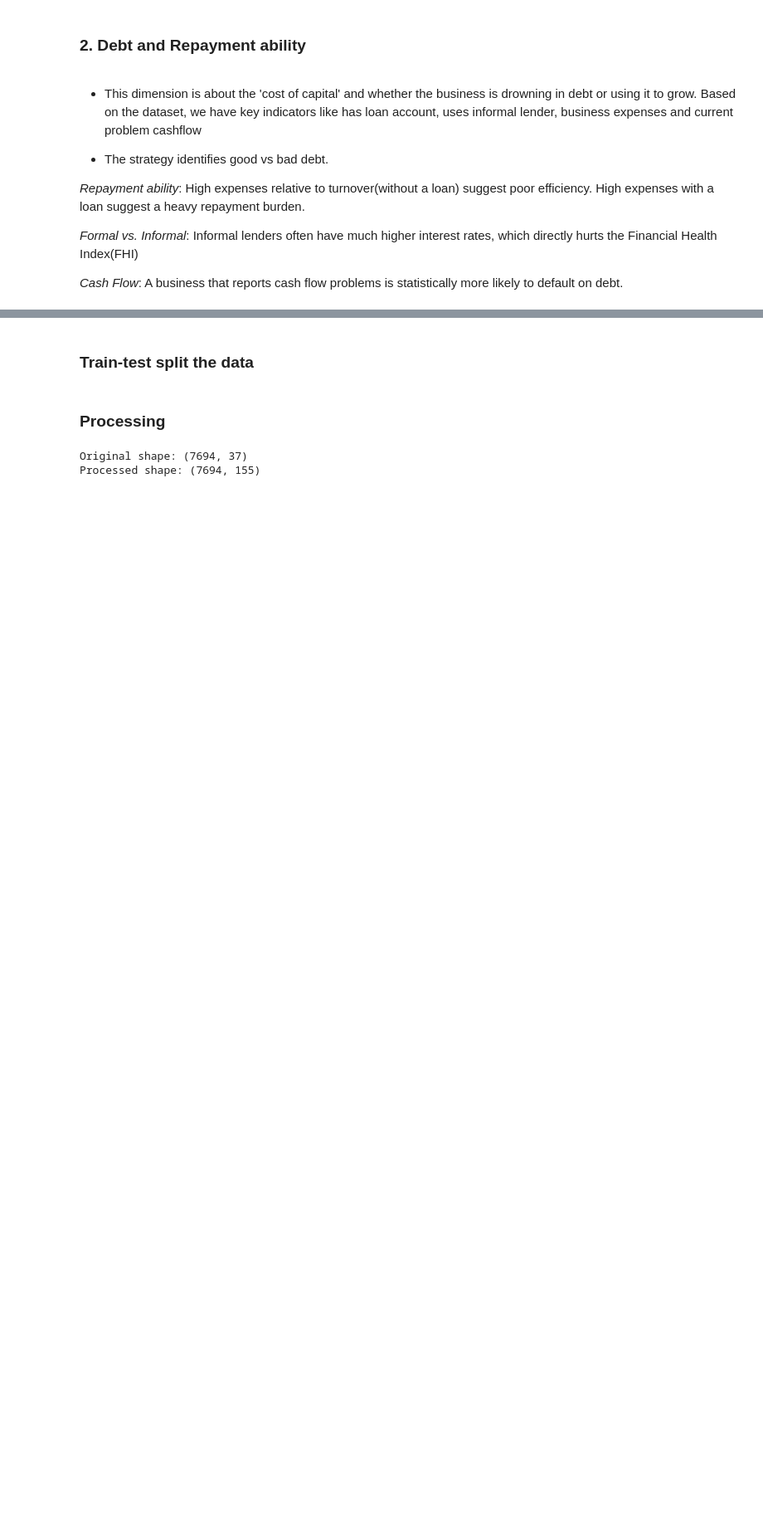
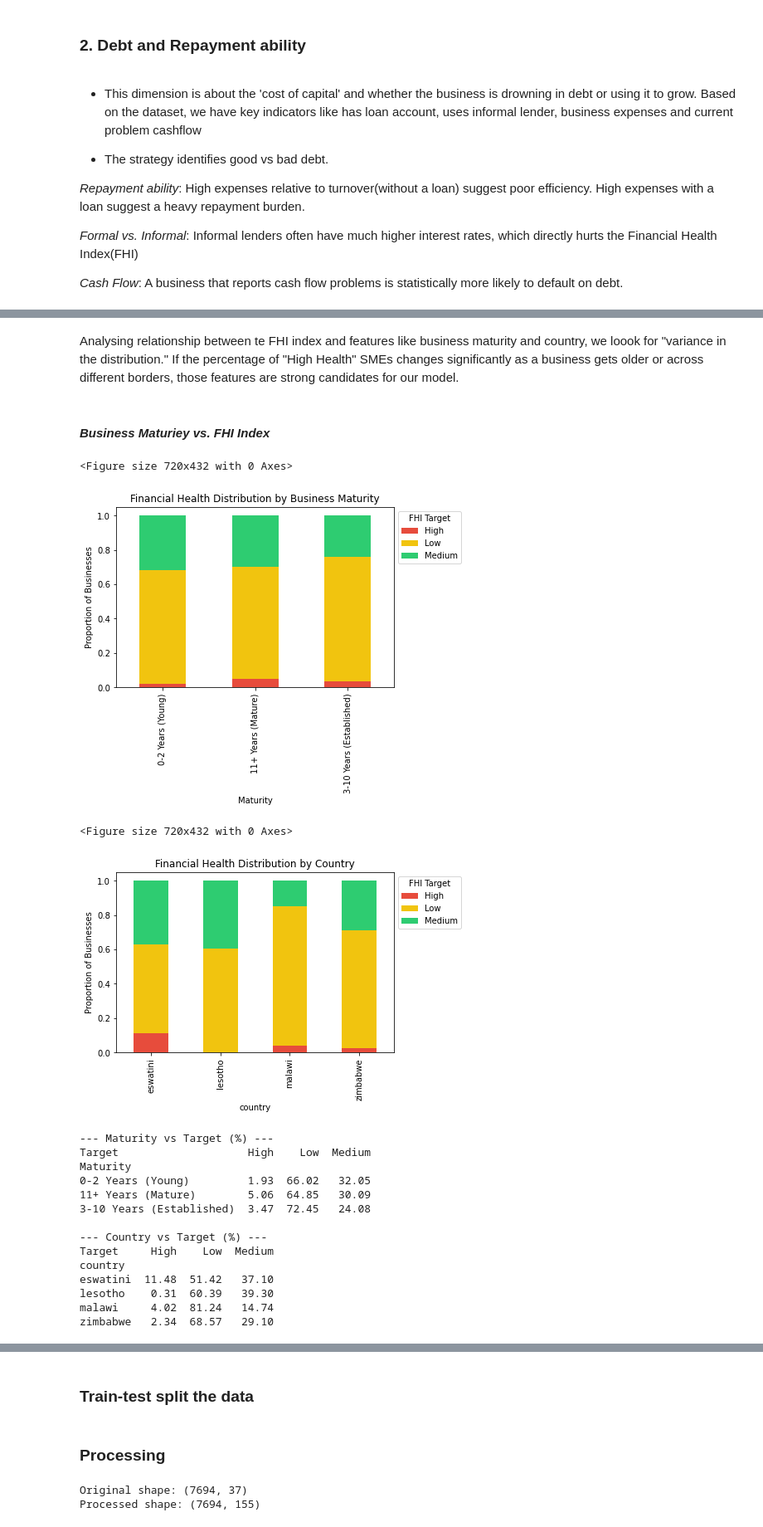
Before and after one commit to Victoria-ui227/financial_health_predictionChallenge, a Jupyter notebook: randomforest.ipynb, the cells around one changed output, grey strips where cells are left out. Shown at 83% size. Saved outputs shown, nothing was run; the diff lists cells and outputs as text; code cells hidden in the pictures; blank space fills up the shorter version.

```diff
--- a/randomforest.ipynb
+++ b/randomforest.ipynb
@@ -236,0 +414,72 @@ plt.show()
+# %% [markdown]
+Analysing relationship between te FHI index and features like business maturity and country, we loook for "variance in the distribution." If the percentage of "High Health" SMEs changes significantly as a business gets older or across different borders, those features are strong candidates for our model.
+# %% [markdown]
+#### *Business Maturiey vs. FHI Index*
+# %%
+# 1. Create a Maturity Feature
+def categorize_maturity(years):
+    if pd.isna(years): return 'Unknown'
+    if years <= 2: return '0-2 Years (Young)'
+    if years <= 10: return '3-10 Years (Established)'
+    return '11+ Years (Mature)'
+
+
+
+# If both are missing, the resulting 0 might be wrong, so let's keep NaNs as NaNs
+train_data.loc[train_data['business_age_years'].isna() & train_data['business_age_months'].isna(), 'total_age_months'] = np.nan
+
+# Combine years and months into a single continuous feature
+train_data['total_age_months'] = (train_data['business_age_years'].fillna(0) * 12) + train_data['business_age_months'].fillna(0)
+
+# If both are missing, the resulting 0 might be wrong, so let's keep NaNs as NaNs
+test_data.loc[test_data['business_age_years'].isna() & test_data['business_age_months'].isna(), 'total_age_months'] = np.nan
+
+# Combine years and months into a single continuous feature
+test_data['total_age_months'] = (test_data['business_age_years'].fillna(0) * 12) + test_data['business_age_months'].fillna(0)
+
+# Apply to your data
+train_data['Maturity'] = train_data['total_age_months'].apply(categorize_maturity)
+test_data['Maturity'] = test_data['total_age_months'].apply(categorize_maturity)
+
+# 2. Relationship: Business Maturity vs Target (Normalized)
+plt.figure(figsize=(10, 6))
+maturity_dist = pd.crosstab(train_data['Maturity'], train_data['Target'], normalize='index')
+maturity_dist.plot(kind='bar', stacked=True, color=['#e74c3c', '#f1c40f', '#2ecc71'])
+plt.title('Financial Health Distribution by Business Maturity')
+plt.ylabel('Proportion of Businesses')
+plt.legend(title='FHI Target', loc='upper left', bbox_to_anchor=(1, 1))
+plt.show()
+
+# 3. Relationship: Country vs Target (Normalized)
+plt.figure(figsize=(10, 6))
+country_dist = pd.crosstab(train_data['country'], train_data['Target'], normalize='index')
+country_dist.plot(kind='bar', stacked=True, color=['#e74c3c', '#f1c40f', '#2ecc71'])
+plt.title('Financial Health Distribution by Country')
+plt.ylabel('Proportion of Businesses')
+plt.legend(title='FHI Target', loc='upper left', bbox_to_anchor=(1, 1))
+plt.show()
+
+# 4. Statistical Summary
+print("--- Maturity vs Target (%) ---")
+print((maturity_dist * 100).round(2))
+print("\n--- Country vs Target (%) ---")
+print((country_dist * 100).round(2))
+# %% [output]
+<Figure size 720x432 with 0 Axes>
+[figure, added]
+<Figure size 720x432 with 0 Axes>
+[figure, added]
+--- Maturity vs Target (%) ---
+Target                    High    Low  Medium
+Maturity
+0-2 Years (Young)         1.93  66.02   32.05
+11+ Years (Mature)        5.06  64.85   30.09
+3-10 Years (Established)  3.47  72.45   24.08
+
+--- Country vs Target (%) ---
+Target     High    Low  Medium
+country
+eswatini  11.48  51.42   37.10
+lesotho    0.31  60.39   39.30
+malawi     4.02  81.24   14.74
+zimbabwe   2.34  68.57   29.10
```
Also changed, not shown: parts of 35 cells of this notebook, 4 other files.
